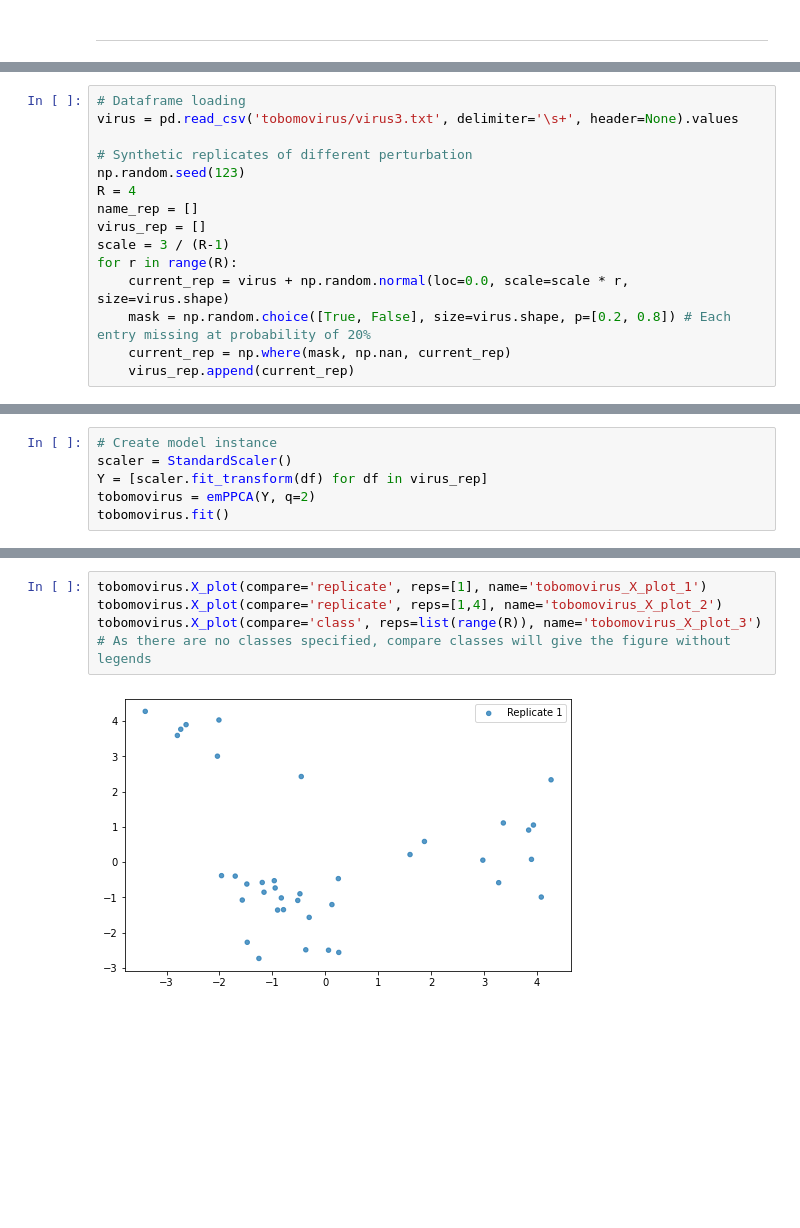
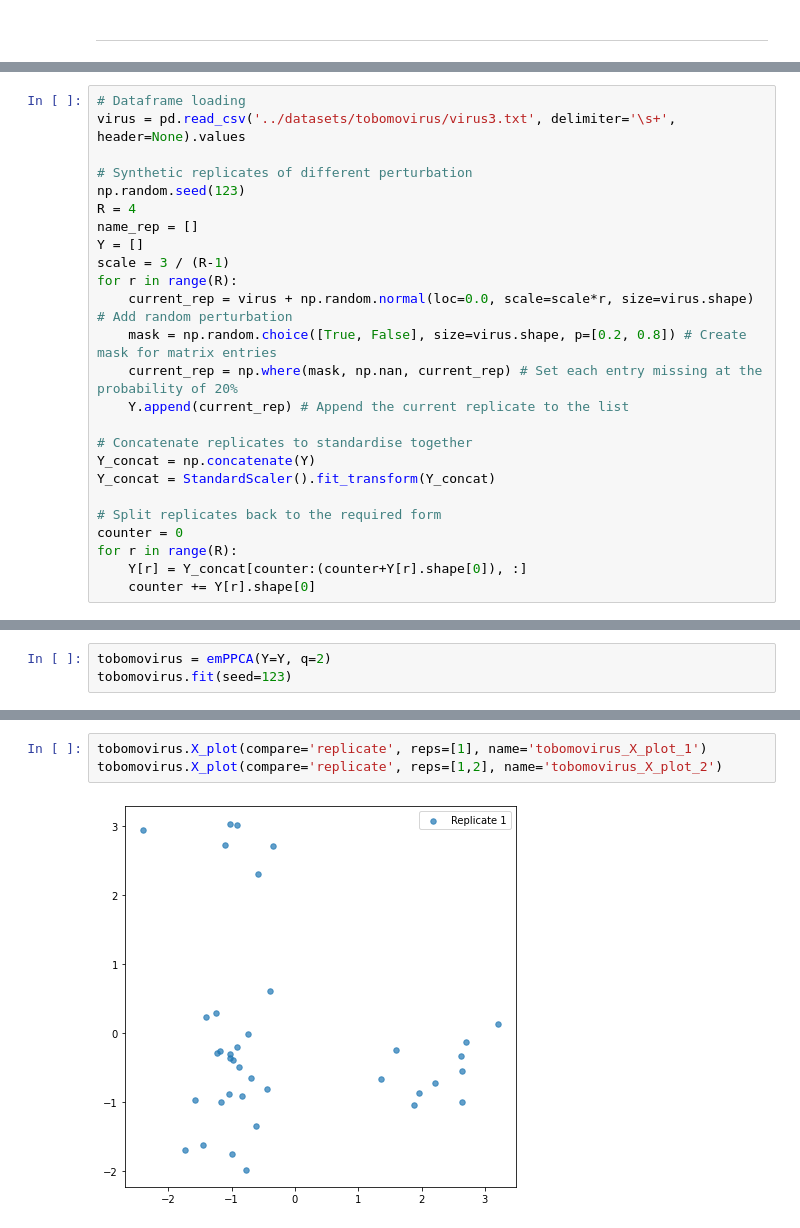
Before and after one commit to wenjie-fan/replicatePPCA, a Jupyter notebook: vignettes/emPPCA examples.ipynb, the cells around one changed output, grey strips where cells are left out. Saved outputs shown, nothing was run; the diff lists cells and outputs as text; blank space fills up the shorter version.

```diff
--- a/vignettes/emPPCA examples.ipynb
+++ b/vignettes/emPPCA examples.ipynb
@@ -18,15 +25,25 @@ One may see in the variance plot that indeed the unexplained variance follows th
 # %%
 # Dataframe loading
-virus = pd.read_csv('tobomovirus/virus3.txt', delimiter='\s+', header=None).values
+virus = pd.read_csv('../datasets/tobomovirus/virus3.txt', delimiter='\s+', header=None).values
 
 # Synthetic replicates of different perturbation
 np.random.seed(123)
 R = 4
 name_rep = []
-virus_rep = []
+Y = []
 scale = 3 / (R-1)
 for r in range(R):
-    current_rep = virus + np.random.normal(loc=0.0, scale=scale * r, size=virus.shape)
-    mask = np.random.choice([True, False], size=virus.shape, p=[0.2, 0.8]) # Each entry missing at probability of 20%
-    current_rep = np.where(mask, np.nan, current_rep)
-    virus_rep.append(current_rep)
+    current_rep = virus + np.random.normal(loc=0.0, scale=scale*r, size=virus.shape) # Add random perturbation
+    mask = np.random.choice([True, False], size=virus.shape, p=[0.2, 0.8]) # Create mask for matrix entries
+    current_rep = np.where(mask, np.nan, current_rep) # Set each entry missing at the probability of 20%
+    Y.append(current_rep) # Append the current replicate to the list
+
+# Concatenate replicates to standardise together
+Y_concat = np.concatenate(Y)
+Y_concat = StandardScaler().fit_transform(Y_concat)
+
+# Split replicates back to the required form
+counter = 0
+for r in range(R):
+    Y[r] = Y_concat[counter:(counter+Y[r].shape[0]), :]
+    counter += Y[r].shape[0]
@@ -33,7 +53,4 @@ for r in range(R):
 # %%
-# Create model instance
-scaler = StandardScaler()
-Y = [scaler.fit_transform(df) for df in virus_rep]
-tobomovirus = emPPCA(Y, q=2)
-tobomovirus.fit()
+tobomovirus = emPPCA(Y=Y, q=2)
+tobomovirus.fit(seed=123)
 # %% [output]
@@ -47,7 +78,5 @@ tobomovirus.var_plot('pSCoPE_var_plot')
 # %%
 tobomovirus.X_plot(compare='replicate', reps=[1], name='tobomovirus_X_plot_1')
-tobomovirus.X_plot(compare='replicate', reps=[1,4], name='tobomovirus_X_plot_2')
-tobomovirus.X_plot(compare='class', reps=list(range(R)), name='tobomovirus_X_plot_3')
-# As there are no classes specified, compare classes will give the figure without legends
+tobomovirus.X_plot(compare='replicate', reps=[1,2], name='tobomovirus_X_plot_2')
 # %% [output]
-[figure, old version]
+[figure, new version]
```
Also changed, not shown: parts of 46 cells of this notebook, 25 other files.
